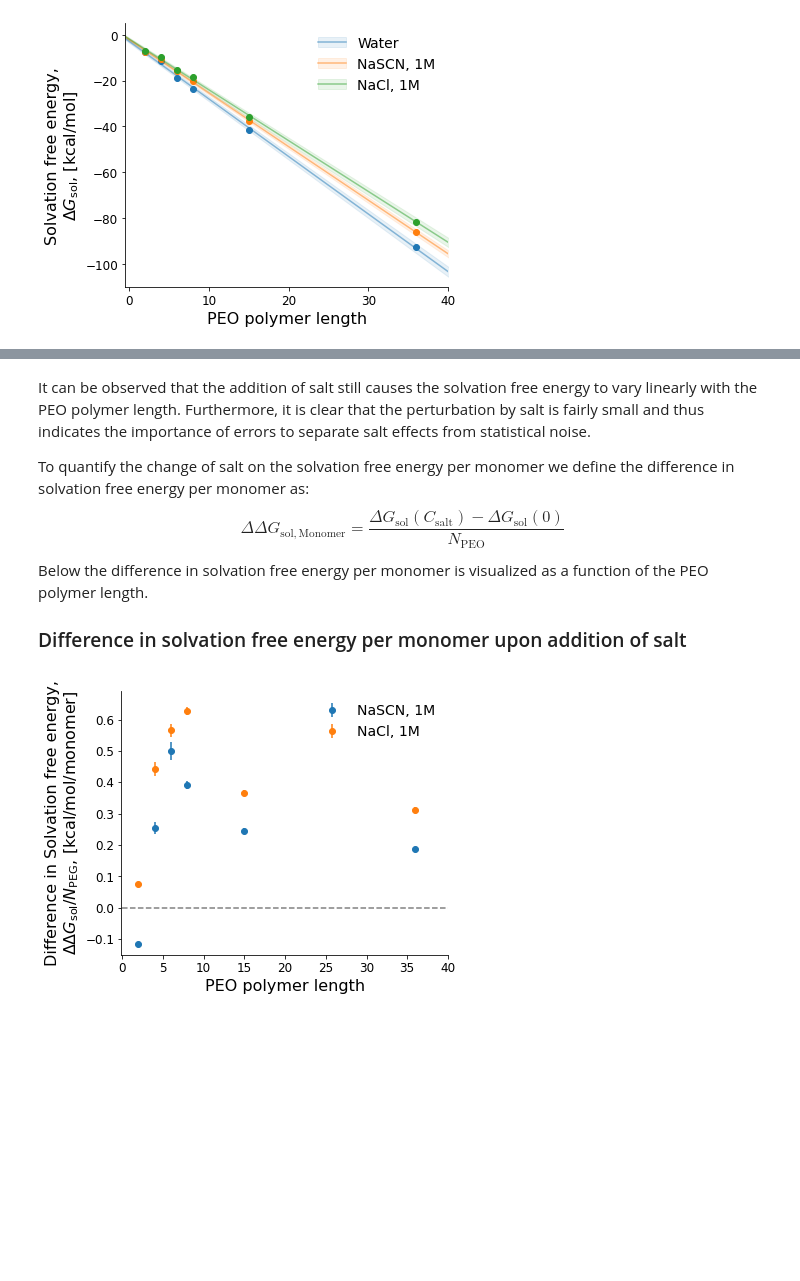
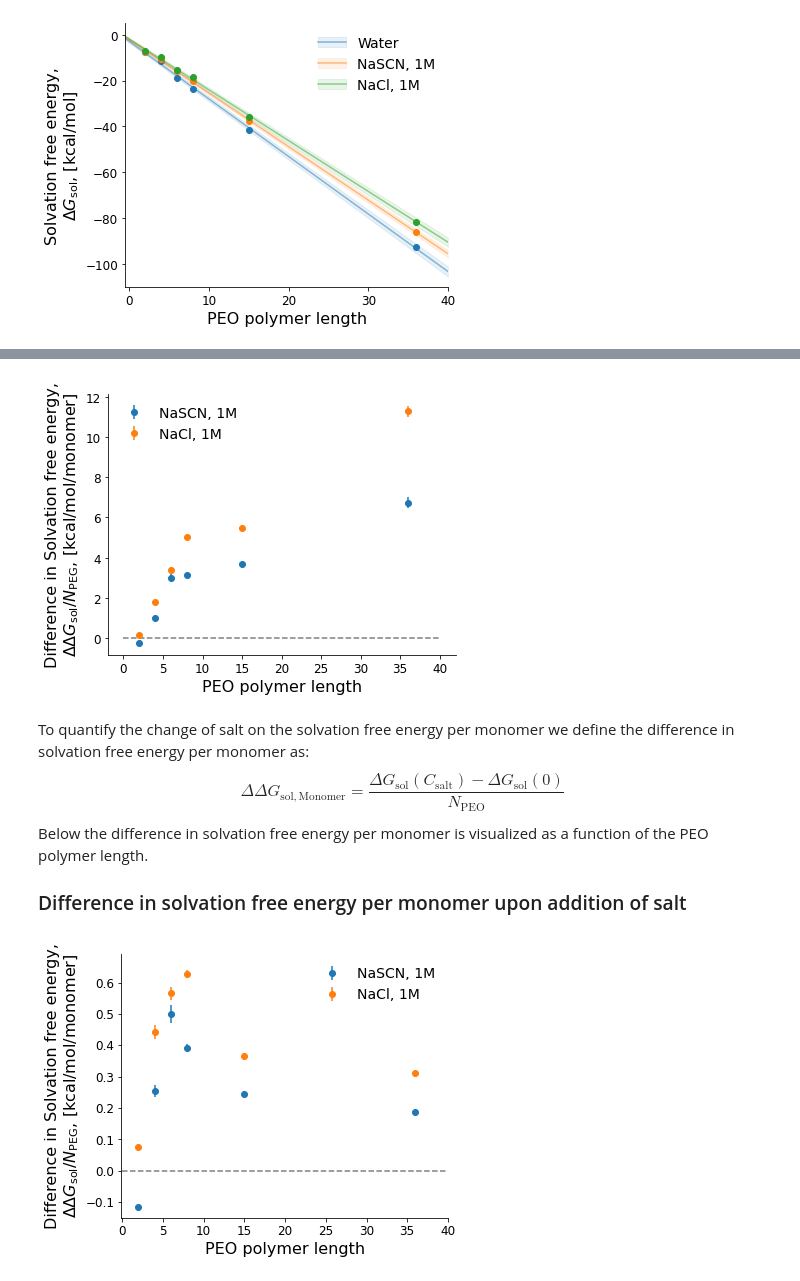
Before and after one commit to SHervoe-Hansen/PEO_solubility_in_NaCl, a Jupyter notebook: Analysis.ipynb, the cells around one changed output, grey strips where cells are left out. Saved outputs shown, nothing was run; the diff lists cells and outputs as text; code cells hidden in the pictures; blank space fills up the shorter version.

Commit message:
Added difference in slvfe plot

```diff
--- a/Analysis.ipynb
+++ b/Analysis.ipynb
@@ -416,6 +426,33 @@ Linear statistics: NaCl/1.00
+# %%
+%cd -q $homedir
+fig, ax = plt.subplots(figsize=(6,4.5))
+icons = []
+
+Nsamples = state_parameters['soln']['Ndivisions']
+
+for i, condition in enumerate(['NaSCN/1.00', 'NaCl/1.00']):
+    dslvfe = (slvfe.mean(axis=2)[:,i+1] - slvfe.mean(axis=2)[:,0])
+    errplt = ax.errorbar(nmers, unumpy.nominal_values(dslvfe), yerr=unumpy.std_devs(dslvfe)/np.sqrt(Nsamples),
+                         marker='o', linestyle='None', color='C'+str(i), alpha=1)
+    icons.append(errplt)
+
+
+ax.hlines(0, xmin=0, xmax=40, colors='black', linestyle='dashed', alpha=0.5)
+
+leg = ax.legend(icons, ['NaSCN, 1M', 'NaCl, 1M'],
+                loc='best', frameon=False, fontsize=14)
+
+ax.set_xlabel('PEO polymer length', fontsize=16)
+ax.set_ylabel('Difference in Solvation free energy,\n$\Delta\Delta G_{\mathrm{sol}}/N_{\mathrm{PEG}}$, [kcal/mol/monomer]', fontsize=16)
+ax.tick_params(axis='both', which='major', labelsize=12)
+ax.spines['right'].set_visible(False)
+ax.spines['top'].set_visible(False)
+
+fig.tight_layout()
+#fig.savefig('Figures/PEG_polymerlength_salt_difference.pdf', bbox_inches='tight')
+# %% [output]
+[figure, added]
 # %% [markdown]
-It can be observed that the addition of salt still causes the solvation free energy to vary linearly with the PEO polymer length. Furthermore, it is clear that the perturbation by salt is fairly small and thus indicates the importance of errors to separate salt effects from statistical noise.
-
 To quantify the change of salt on the solvation free energy per monomer we define the difference in solvation free energy per monomer as:
 $$
 \Delta \Delta G_{\mathrm{sol,Monomer}} = \frac{\Delta G_{\mathrm{sol}}(C_{\mathrm{salt}}) - \Delta G_{\mathrm{sol}}(0)}{N_{\mathrm{PEO}}}
```
Also changed, not shown: parts of 3 cells of this notebook.
